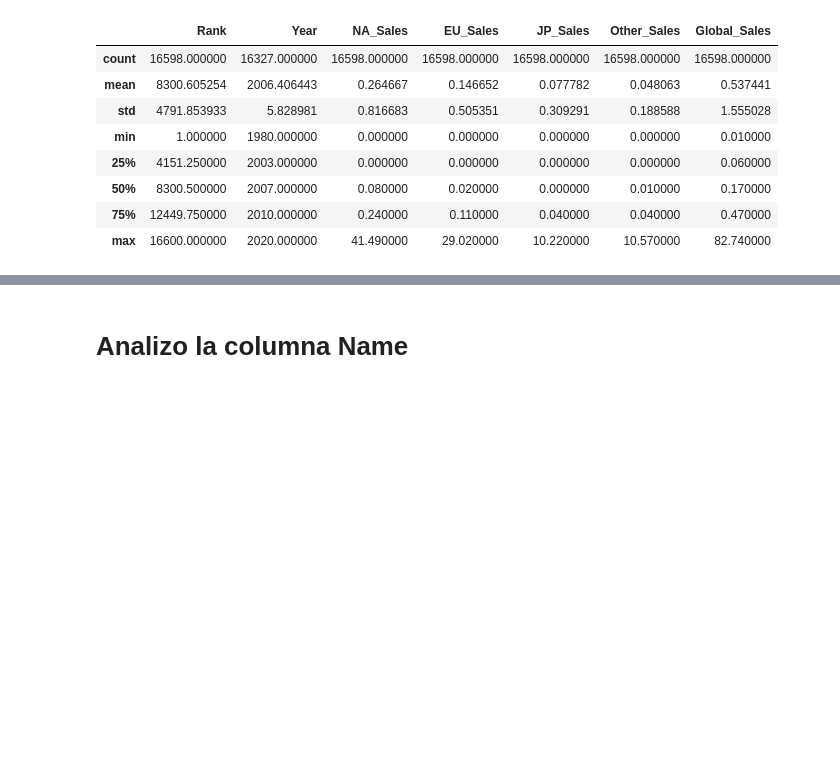
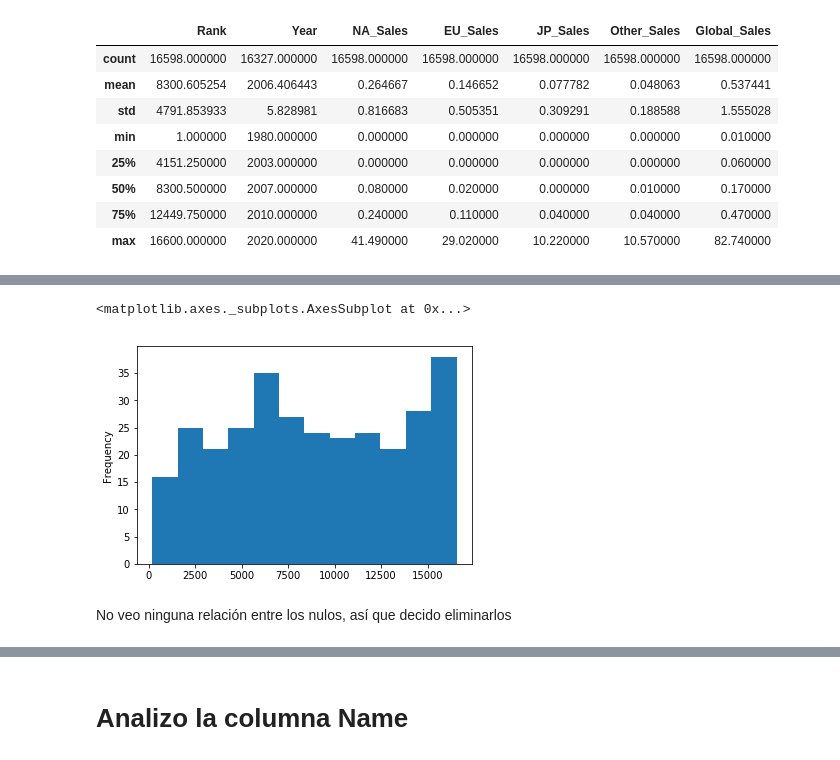
Before and after one commit to RafaEguren/Final-Project, a Jupyter notebook: Final Project.ipynb, the cells around one changed output, grey strips where cells are left out. Saved outputs shown, nothing was run; the diff lists cells and outputs as text; code cells hidden in the pictures; blank space fills up the shorter version.

```diff
--- a/Final Project.ipynb
+++ b/Final Project.ipynb
@@ -40,3 +40,8 @@ data.describe()
 | 50% | 8300.500000 | 2007.000000 | 0.080000 | 0.020000 | 0.000000 | 0.010000 | 0.170000 |
 | 75% | 12449.750000 | 2010.000000 | 0.240000 | 0.110000 | 0.040000 | 0.040000 | 0.470000 |
 | max | 16600.000000 | 2020.000000 | 41.490000 | 29.020000 | 10.220000 | 10.570000 | 82.740000 |
+# %%
+before = len(data)
+data = data.drop_duplicates()
+after = len(data)
+print('Number of duplicate records dropped: ', str(before - after))
@@ -42,0 +94,2 @@ data.describe()
+# %%
+null_year = data[pd.isnull(data).any(axis=1)]
@@ -42,0 +105,7 @@ data.describe()
+# %%
+null_year['Rank'].plot.hist(bins=12)
+# %% [output]
+<matplotlib.axes._subplots.AxesSubplot at 0x...>
+[figure, added]
+# %% [markdown]
+No veo ninguna relación entre los nulos, así que decido eliminarlos
```
Also changed, not shown: parts of 15 cells of this notebook.
